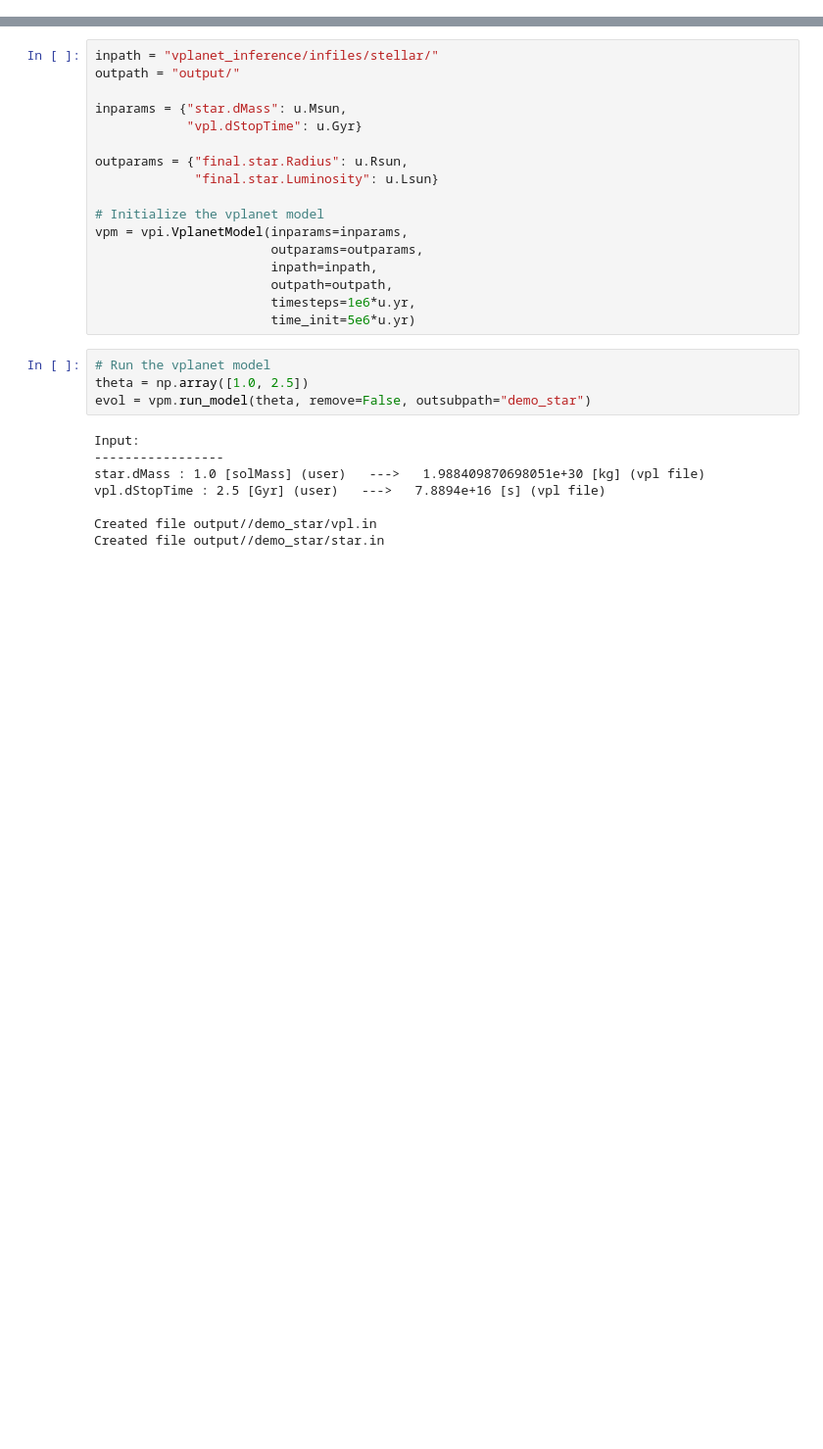
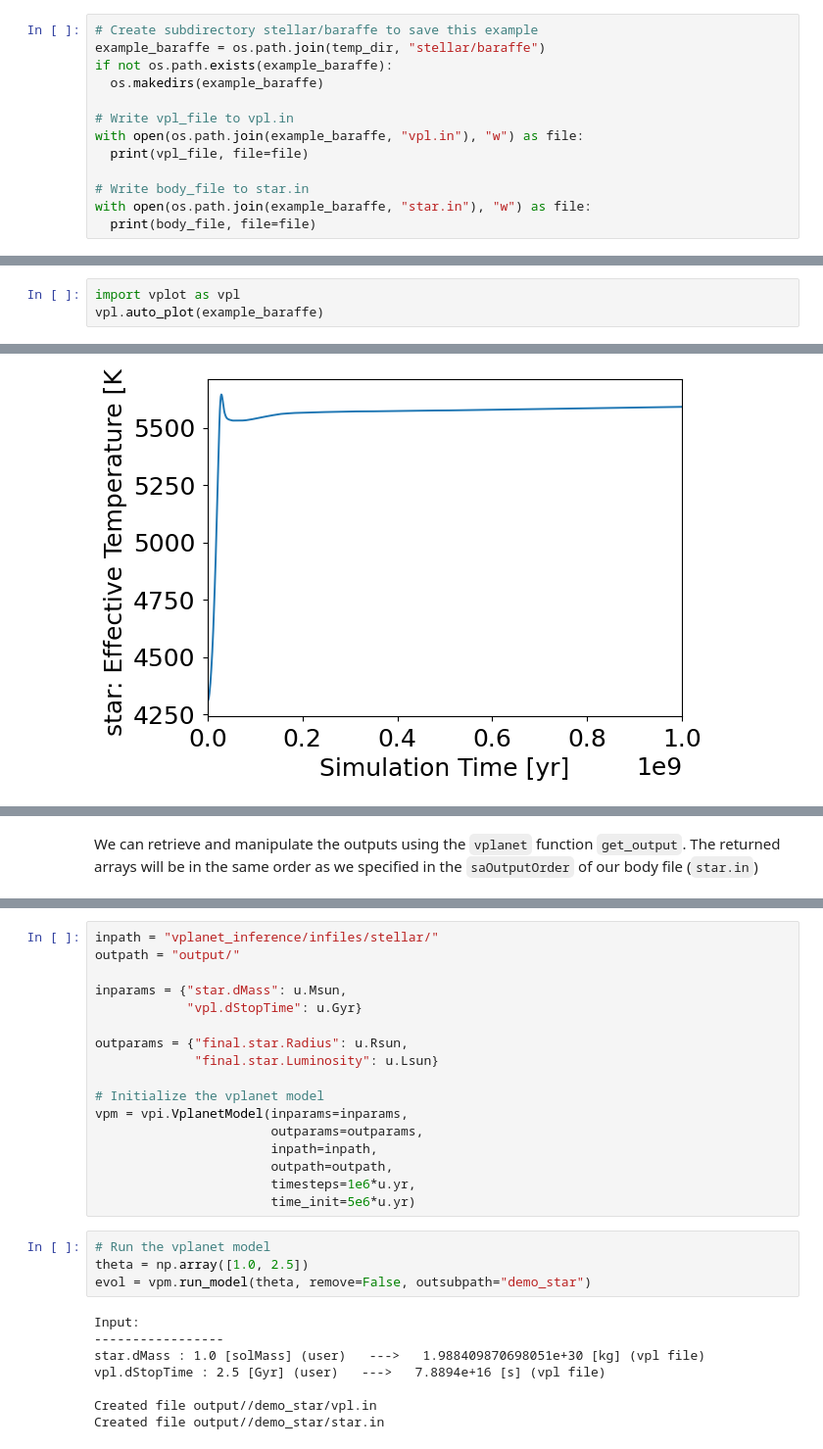
Before and after one commit to jbirky/yupra, a Jupyter notebook: tutorials/0_test.ipynb, the cells around one changed output, grey strips where cells are left out. Shown at 98% size. Cells and saved outputs as stored; diff of their text form; blank space fills up the shorter version.

```diff
--- a/tutorials/0_test.ipynb
+++ b/tutorials/0_test.ipynb
@@ -36,0 +92,13 @@ import os
+# %%
+# Create subdirectory stellar/baraffe to save this example
+example_baraffe = os.path.join(temp_dir, "stellar/baraffe")
+if not os.path.exists(example_baraffe):
+  os.makedirs(example_baraffe)
+
+# Write vpl_file to vpl.in
+with open(os.path.join(example_baraffe, "vpl.in"), "w") as file:
+  print(vpl_file, file=file)
+
+# Write body_file to star.in
+with open(os.path.join(example_baraffe, "star.in"), "w") as file:
+  print(body_file, file=file)
@@ -36,0 +121,4 @@ import os
+# %%
+import vplot as vpl
+vpl.auto_plot(example_baraffe)
+# %% [output]
@@ -36,0 +131 @@ import os
+[figure, added]
@@ -36,0 +134,2 @@ import os
+# %% [markdown]
+We can retrieve and manipulate the outputs using the `vplanet` function `get_output`. The returned arrays will be in the same order as we specified in the `saOutputOrder` of our body file (`star.in`)
```
Also changed, not shown: parts of 37 cells of this notebook.
